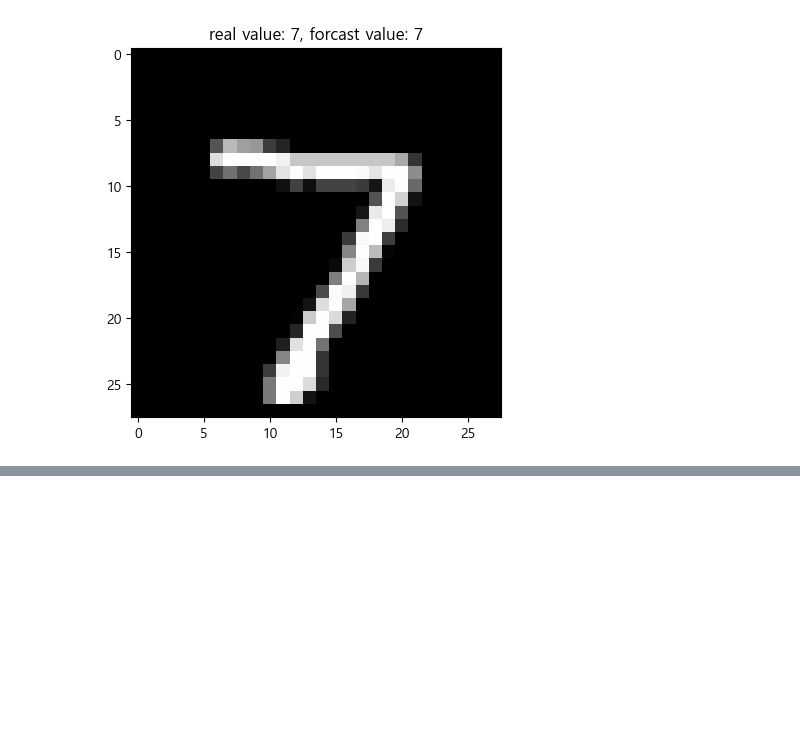
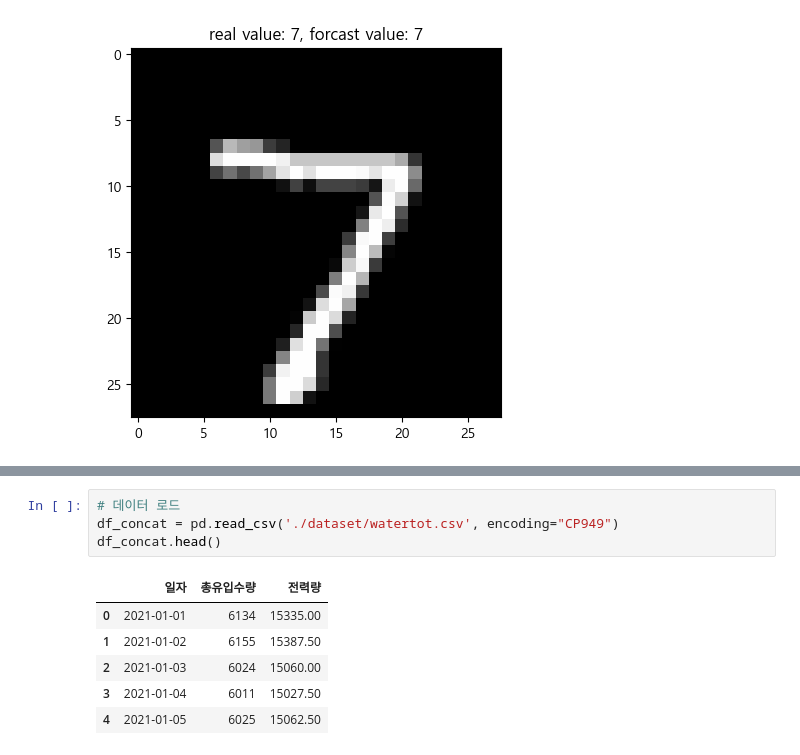
Before and after one commit to PlaidMoon99/AI_project, a Jupyter notebook: DL.ipynb, the cells around one changed output, grey strips where cells are left out. Drawn from its saved outputs; the diff is of its cells as text; blank space fills up the shorter version.

```diff
--- a/DL.ipynb
+++ b/DL.ipynb
@@ -306,0 +392,11 @@ plt.show()
+# %%
+# 데이터 로드
+df_concat = pd.read_csv('./dataset/watertot.csv', encoding="CP949")
+df_concat.head()
+# %% [output]
+|  | 일자 | 총유입수량 | 전력량 |
+| 0 | 2021-01-01 | 6134 | 15335.00 |
+| 1 | 2021-01-02 | 6155 | 15387.50 |
+| 2 | 2021-01-03 | 6024 | 15060.00 |
+| 3 | 2021-01-04 | 6011 | 15027.50 |
+| 4 | 2021-01-05 | 6025 | 15062.50 |
```
Also changed, not shown: parts of 46 cells of this notebook, 1 other file.
